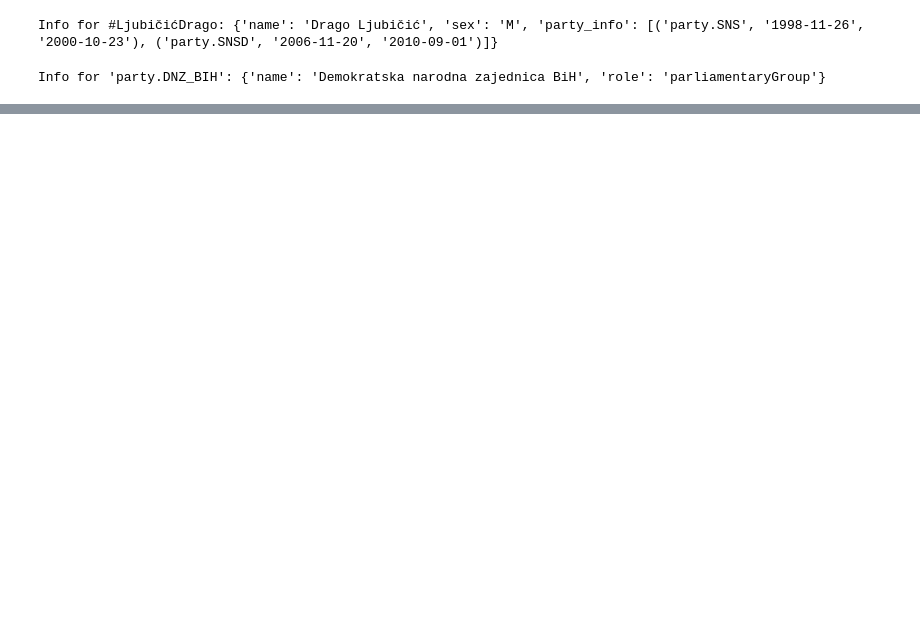
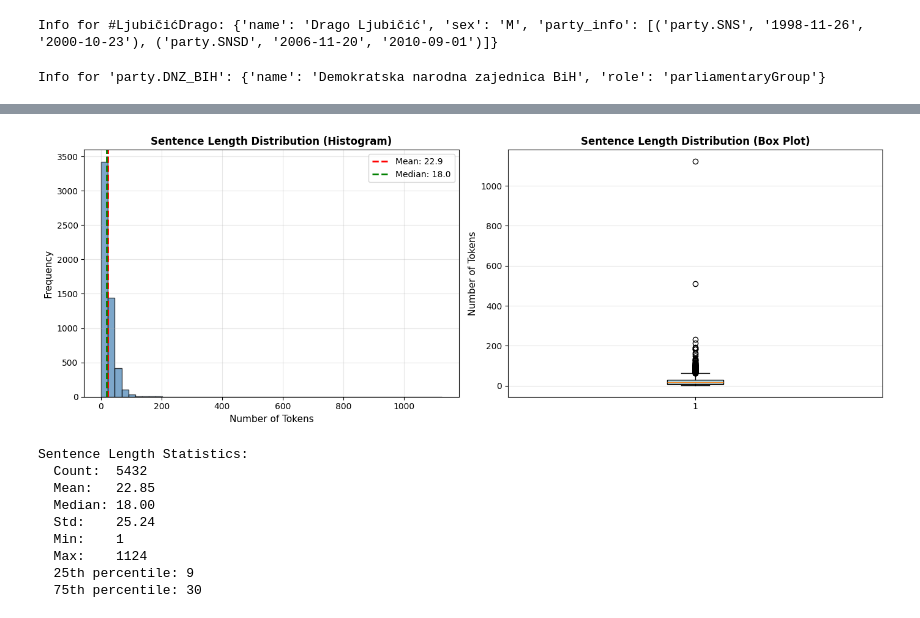
Before and after one commit to Gargant0373/NLP-Project, a Jupyter notebook: exploration2.ipynb, the cells around one changed output, grey strips where cells are left out. Cells and saved outputs as stored; diff of their text form; code cells hidden in the pictures; blank space fills up the shorter version.

```diff
--- a/exploration2.ipynb
+++ b/exploration2.ipynb
@@ -354,0 +381,55 @@ Dataframe construction complete.
+# %%
+# Speech length distribution
+import matplotlib.pyplot as plt
+
+# Create a figure with subplots
+fig, axes = plt.subplots(1, 2, figsize=(14, 5))
+
+# Histogram with statistics
+ax1 = axes[0]
+ax1.hist(final_df['sentence_length'], bins=50, color='steelblue', alpha=0.7, edgecolor='black')
+
+# Add statistical lines
+mean_len = final_df['sentence_length'].mean()
+median_len = final_df['sentence_length'].median()
+ax1.axvline(mean_len, color='red', linestyle='--', linewidth=2, label=f'Mean: {mean_len:.1f}')
+ax1.axvline(median_len, color='green', linestyle='--', linewidth=2, label=f'Median: {median_len:.1f}')
+
+ax1.set_title('Sentence Length Distribution (Histogram)', fontsize=12, fontweight='bold')
+ax1.set_xlabel('Number of Tokens', fontsize=11)
+ax1.set_ylabel('Frequency', fontsize=11)
+ax1.legend()
+ax1.grid(alpha=0.3)
+
+# Box plot
+ax2 = axes[1]
+bp = ax2.boxplot(final_df['sentence_length'], vert=True, patch_artist=True)
+bp['boxes'][0].set_facecolor('lightblue')
+ax2.set_title('Sentence Length Distribution (Box Plot)', fontsize=12, fontweight='bold')
+ax2.set_ylabel('Number of Tokens', fontsize=11)
+ax2.grid(alpha=0.3, axis='y')
+
+plt.tight_layout()
+plt.show()
+
+# Print statistics
+print(f"Sentence Length Statistics:")
+print(f"  Count:  {len(final_df)}")
+print(f"  Mean:   {mean_len:.2f}")
+print(f"  Median: {median_len:.2f}")
+print(f"  Std:    {final_df['sentence_length'].std():.2f}")
+print(f"  Min:    {final_df['sentence_length'].min()}")
+print(f"  Max:    {final_df['sentence_length'].max()}")
+print(f"  25th percentile: {final_df['sentence_length'].quantile(0.25):.0f}")
+print(f"  75th percentile: {final_df['sentence_length'].quantile(0.75):.0f}")
+# %% [output]
+[figure, added]
+Sentence Length Statistics:
+  Count:  5432
+  Mean:   22.85
+  Median: 18.00
+  Std:    25.24
+  Min:    1
+  Max:    1124
+  25th percentile: 9
+  75th percentile: 30
```
Also changed, not shown: parts of 10 cells of this notebook.
